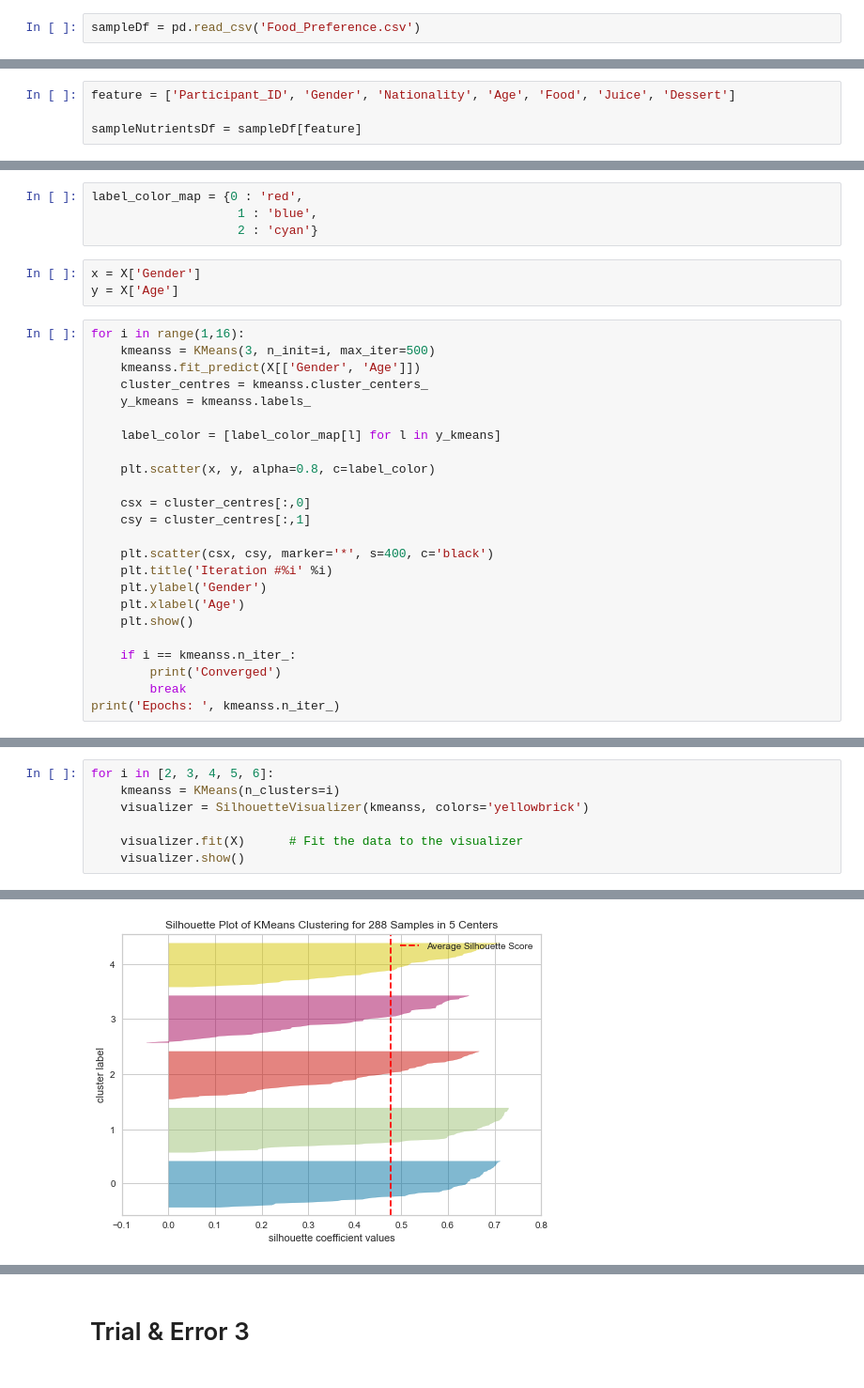
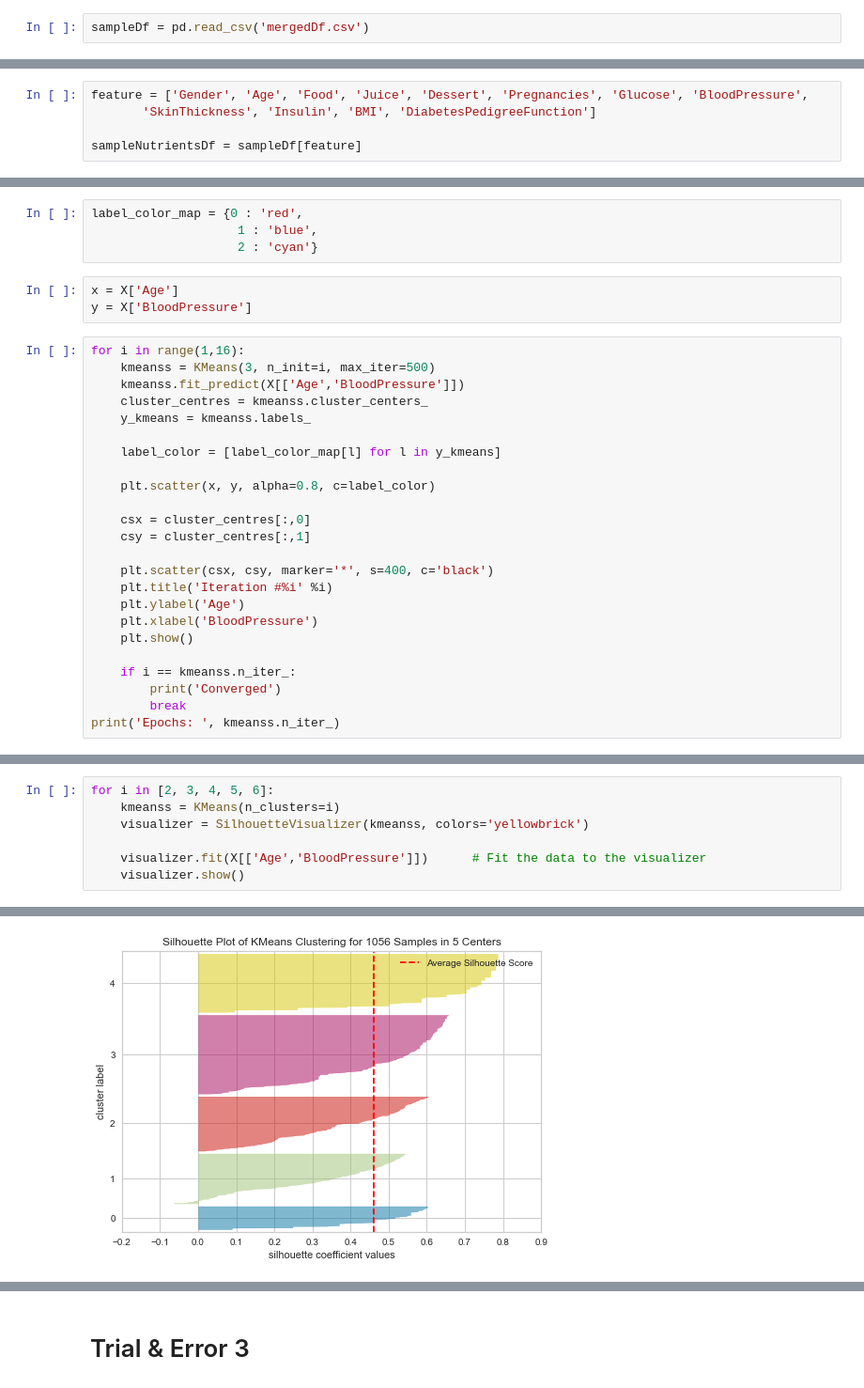
Before and after one commit to nutzbee/Collab-Tests, a Jupyter notebook: Food_Clustering.ipynb, the cells around one changed output, grey strips where cells are left out. Shown: that part at 94% size. Cells and saved outputs as stored; diff of their text form.

```diff
--- a/Food_Clustering.ipynb
+++ b/Food_Clustering.ipynb
@@ -152,5 +137,5 @@ merged.head()
 # %%
-sampleDf = pd.read_csv('Food_Preference.csv')
+sampleDf = pd.read_csv('mergedDf.csv')
 # %%
 sampleDf.head()
 # %% [output]
@@ -190,5 +177,6 @@ Index(['Timestamp', 'Participant_ID', 'Gender', 'Nationality', 'Age', 'Food',
       dtype='object')
 # %%
-feature = ['Participant_ID', 'Gender', 'Nationality', 'Age', 'Food', 'Juice', 'Dessert']
+feature = ['Gender', 'Age', 'Food', 'Juice', 'Dessert', 'Pregnancies', 'Glucose', 'BloodPressure',
+       'SkinThickness', 'Insulin', 'BMI', 'DiabetesPedigreeFunction']
 
 sampleNutrientsDf = sampleDf[feature]
@@ -242,12 +224,12 @@ label_color_map = {0 : 'red',
                     1 : 'blue',
                     2 : 'cyan'}
 # %%
-x = X['Gender']
-y = X['Age']
+x = X['Age']
+y = X['BloodPressure']
 # %%
 for i in range(1,16):
     kmeanss = KMeans(3, n_init=i, max_iter=500)
-    kmeanss.fit_predict(X[['Gender', 'Age']])
+    kmeanss.fit_predict(X[['Age','BloodPressure']])
     cluster_centres = kmeanss.cluster_centers_
     y_kmeans = kmeanss.labels_
 
@@ -260,8 +242,8 @@ for i in range(1,16):
 
     plt.scatter(csx, csy, marker='*', s=400, c='black')
     plt.title('Iteration #%i' %i)
-    plt.ylabel('Gender')
-    plt.xlabel('Age')
+    plt.ylabel('Age')
+    plt.xlabel('BloodPressure')
     plt.show()
 
     if i == kmeanss.n_iter_:
@@ -318,6 +291,6 @@ for i in [2, 3, 4, 5, 6]:
     kmeanss = KMeans(n_clusters=i)
     visualizer = SilhouetteVisualizer(kmeanss, colors='yellowbrick')
 
-    visualizer.fit(X)      # Fit the data to the visualizer
+    visualizer.fit(X[['Age','BloodPressure']])      # Fit the data to the visualizer
     visualizer.show()
 # %% [output]
@@ -327 +300 @@ for i in [2, 3, 4, 5, 6]:
-[figure, old version]
+[figure, new version]
```
Also changed, not shown: parts of 25 cells of this notebook, 3 other files.
